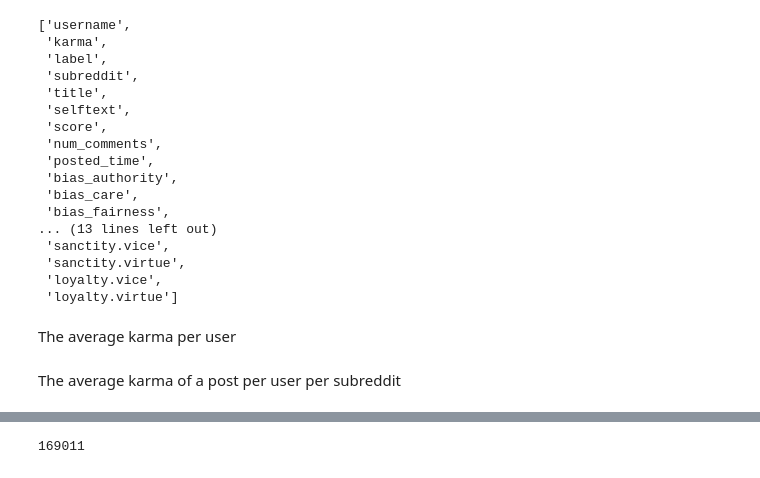
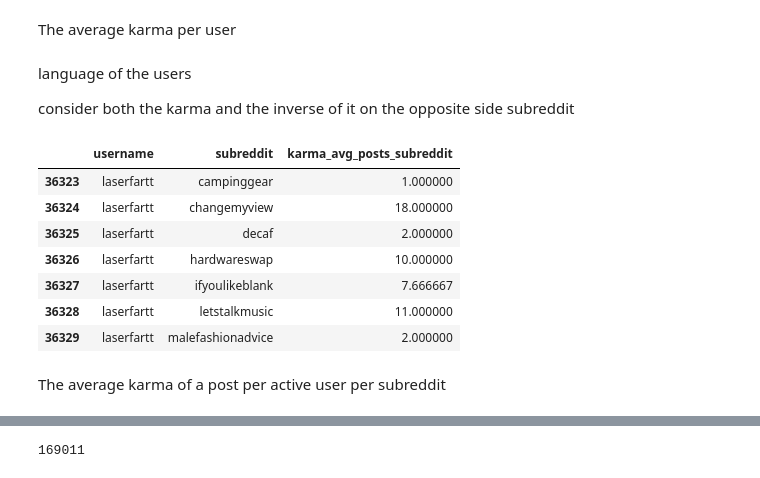
Before and after one commit to edo-lucio/researcher-political-bias, a Jupyter notebook: nb.ipynb, the cells around one changed output, grey strips where cells are left out. Drawn from its saved outputs; the diff is of its cells as text; code cells hidden in the pictures.

```diff
--- a/nb.ipynb
+++ b/nb.ipynb
@@ -5,24 +8,21 @@ data = pd.read_csv("./data/scores.csv")
-# %%
-list(data.columns)
-# %% [output]
-['username',
- 'karma',
- 'label',
- 'subreddit',
- 'title',
- 'selftext',
- 'score',
- 'num_comments',
- 'posted_time',
- 'bias_authority',
- 'bias_care',
- 'bias_fairness',
-... (13 lines left out)
- 'sanctity.vice',
- 'sanctity.virtue',
- 'loyalty.vice',
- 'loyalty.virtue']
 # %% [markdown]
 The average karma per user
+# %% [markdown]
+language of the users
+
+consider both the karma and the inverse of it on the opposite side subreddit
+# %%
+karma_data = data.groupby(by=["username", "subreddit"])["score"].mean().reset_index()
+karma_data = karma_data.rename(columns={"score": "karma_avg_posts_subreddit"})
+karma_data[karma_data["username"] == "laserfartt"]
+# %% [output]
+|  | username | subreddit | karma_avg_posts_subreddit |
+| 36323 | laserfartt | campinggear | 1.000000 |
+| 36324 | laserfartt | changemyview | 18.000000 |
+| 36325 | laserfartt | decaf | 2.000000 |
+| 36326 | laserfartt | hardwareswap | 10.000000 |
+| 36327 | laserfartt | ifyoulikeblank | 7.666667 |
+| 36328 | laserfartt | letstalkmusic | 11.000000 |
+| 36329 | laserfartt | malefashionadvice | 2.000000 |
 # %% [markdown]
-The average karma of a post per user per subreddit
+The average karma of a post per active user per subreddit
```
Also changed, not shown: parts of 11 cells of this notebook, 1 other file.
